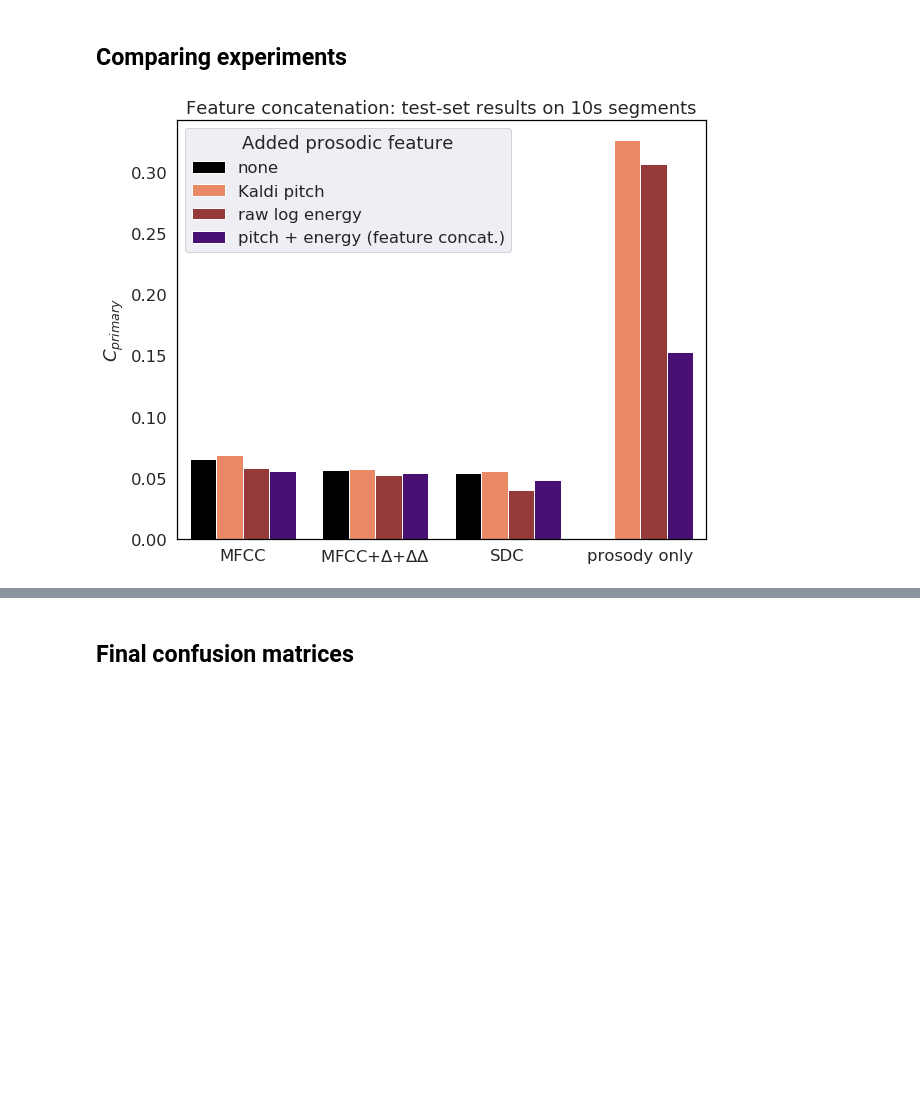
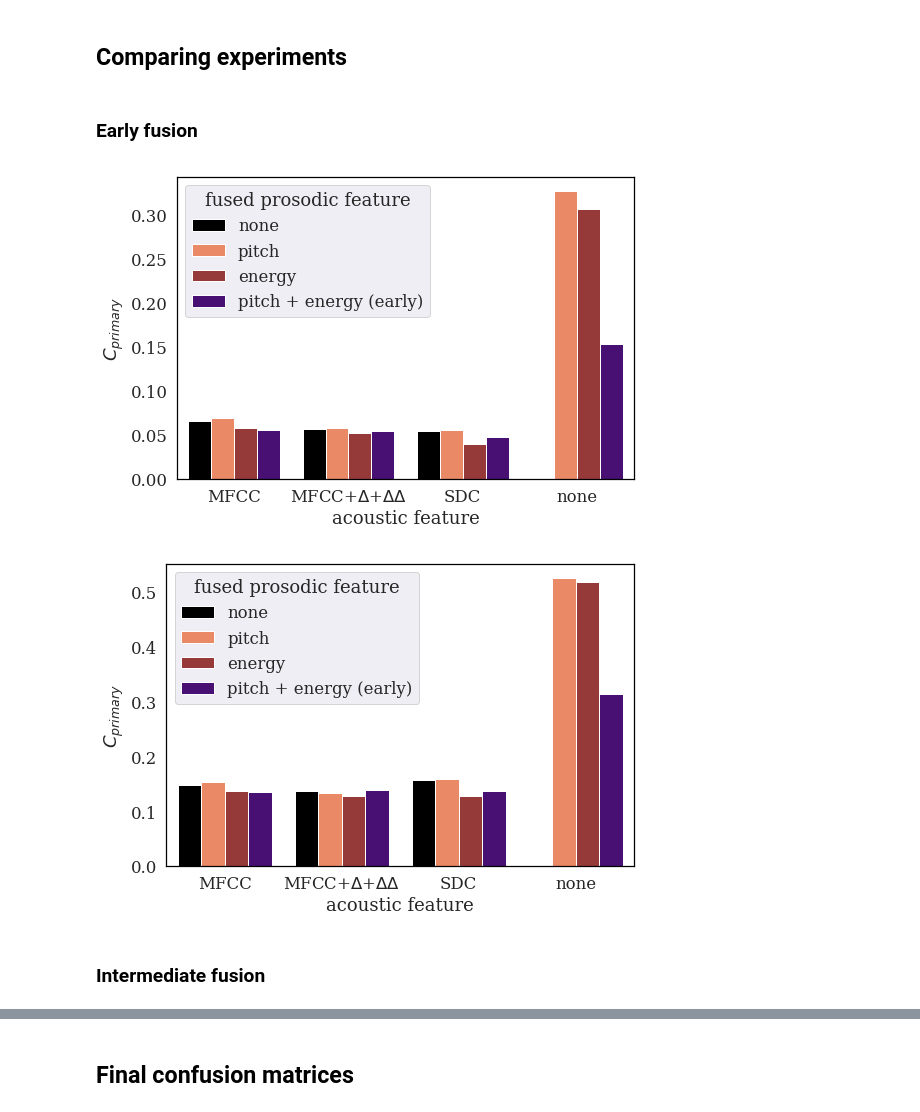
Before and after one commit to samsucik/prosodic-lid-globalphone-dissertation, a Jupyter notebook: graphing/Graphing.ipynb, the cells around one changed output, grey strips where cells are left out. Drawn from its saved outputs; the diff is of its cells as text; code cells hidden in the pictures; blank space fills up the shorter version.

Commit message:
Wrote parts of the Experiments chapter and created all experiment-specific tables. Re-plotted all the bar graphs for comparing experiments.

```diff
--- a/graphing/Graphing.ipynb
+++ b/graphing/Graphing.ipynb
@@ -327,19 +364,35 @@ graphing.save_fig(fig=fig, name="acc_report_mfcc")
 # %%
 prosody_colours = {"none": "black", "pitch": "coral", "energy": "brown", "pitch+energy": "teal", "pitch_energy": "indigo"}
 prosodic_order = ["none", "pitch", "energy", "pitch+energy", "pitch_energy"]
-prosodic_names = ["none", "Kaldi pitch", "raw log energy", "pitch + energy (x-vector concat.)", "pitch + energy (feature concat.)"]
+prosodic_names = ["none", "pitch", "energy", "pitch + energy (intermediate)", "pitch + energy (early)"]
 acoustic_order = ["mfcc", "mfcc_deltas", "sdc", "none"]
-acoustic_names = ["MFCC", "MFCC+$\Delta$+$\Delta\Delta$", "SDC", "prosody only"]
+acoustic_names = ["MFCC", "MFCC+$\Delta$+$\Delta\Delta$", "SDC", "none"]
+fsize = (8, 5.5)
+leg_title = "fused prosodic feature"
+xlabel = "acoustic feature"
+# %% [markdown]
+### Early fusion
 # %%
 df = pd.read_csv("data/summary.csv", index_col=None)
 fig = graphing.plot_cat(x="acoustic", y="c_prim_test", hue="prosodic", data=df,
                legend_descs=remove_from_list(prosodic_names, 3), order=acoustic_order,
                hue_order=remove_from_list(prosodic_order, 3),
-               palette=prosody_colours, legend_title="Added prosodic feature",
-               title="Feature concatenation: test-set results on 10s segments",
-               ylabel="$C_{primary}$", xlabel=None, xticks=acoustic_names)
+               palette=prosody_colours, legend_title=leg_title,
+               ylabel="$C_{primary}$", xlabel=xlabel, xticks=acoustic_names,
+               figsize=fsize)
+graphing.save_fig(fig, name="summary-early-10s")
 
-graphing.save_fig(fig, name="summary-feature_fusion-10s")
+df = pd.read_csv("data/summary.csv", index_col=None)
+fig = graphing.plot_cat(x="acoustic", y="c_prim_test_3s", hue="prosodic", data=df,
+               legend_descs=remove_from_list(prosodic_names, 3), order=acoustic_order,
+               hue_order=remove_from_list(prosodic_order, 3),
+               palette=prosody_colours, legend_title=leg_title,
+               ylabel="$C_{primary}$", xlabel=xlabel, xticks=acoustic_names,
+               figsize=fsize)
+graphing.save_fig(fig, name="summary-early-3s")
 # %% [output]
-[figure, old version]
+[figure, new version]
+[figure, added]
+# %% [markdown]
+### Intermediate fusion
 # %%
```
Also changed, not shown: parts of 5 cells of this notebook, 22 other files.
